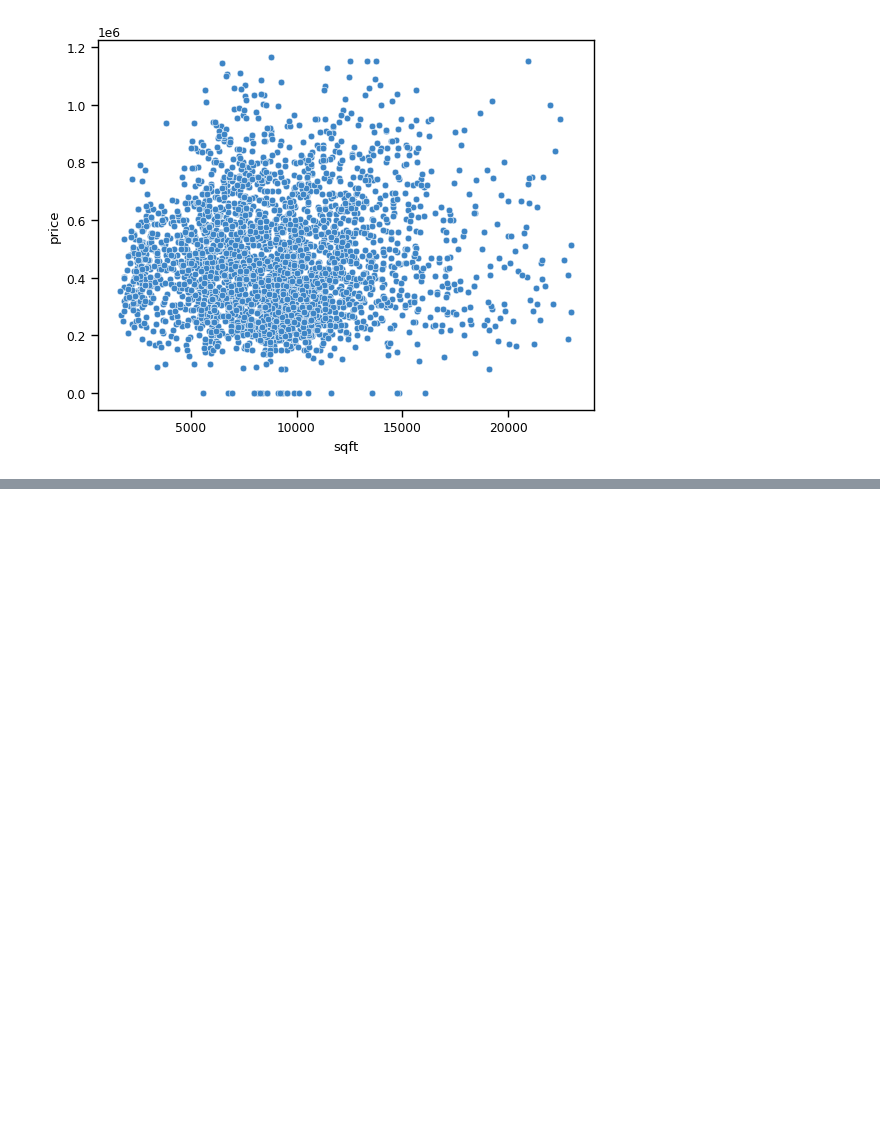
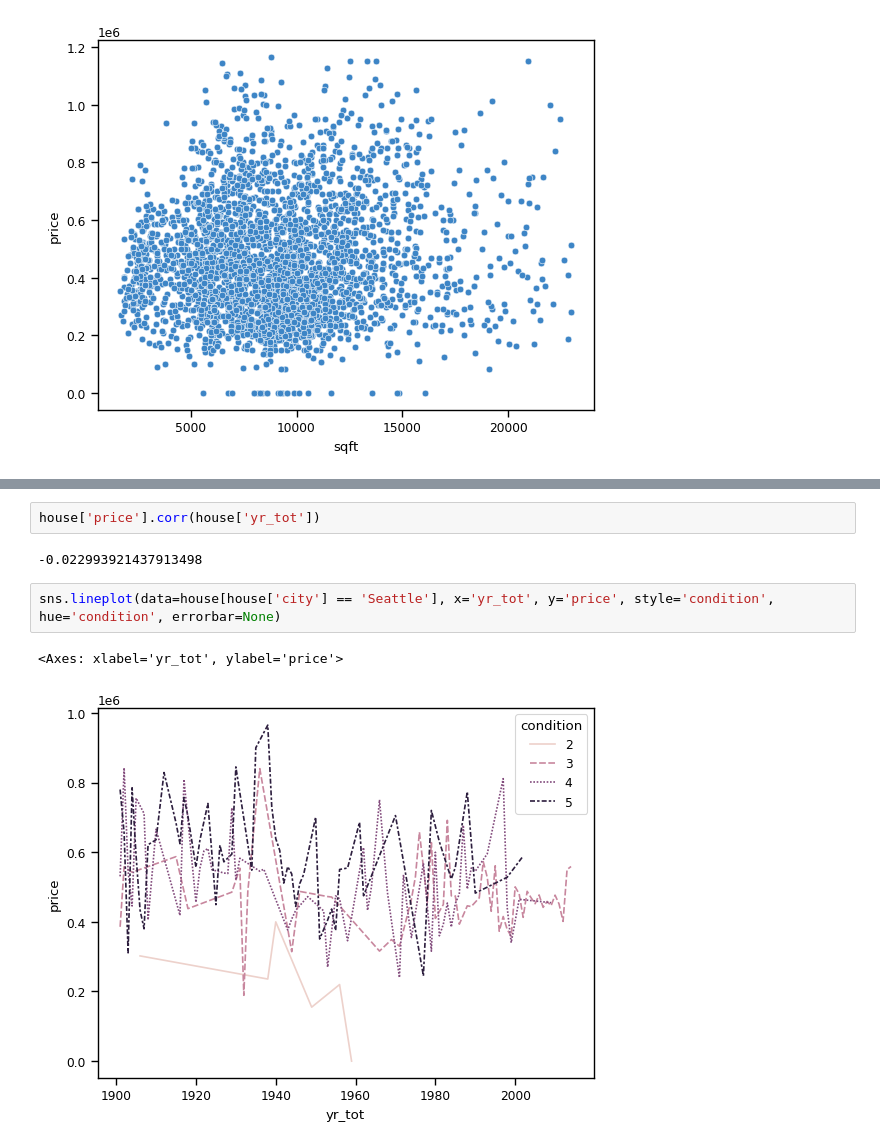
Before and after one commit to Zeinab-kr/Housing-Prices-Analysis, a Jupyter notebook: code.ipynb, the cells around one changed output, grey strips where cells are left out. Drawn from its saved outputs; the diff is of its cells as text; blank space fills up the shorter version.

```diff
--- a/code.ipynb
+++ b/code.ipynb
@@ -380,0 +415,9 @@ house.head(1)
+# %%
+house['price'].corr(house['yr_tot'])
+# %% [output]
+-0.022993921437913498
+# %%
+sns.lineplot(data=house[house['city'] == 'Seattle'], x='yr_tot', y='price', style='condition', hue='condition', errorbar=None)
+# %% [output]
+<Axes: xlabel='yr_tot', ylabel='price'>
+[figure, added]
```
Also changed, not shown: parts of 11 cells of this notebook.
